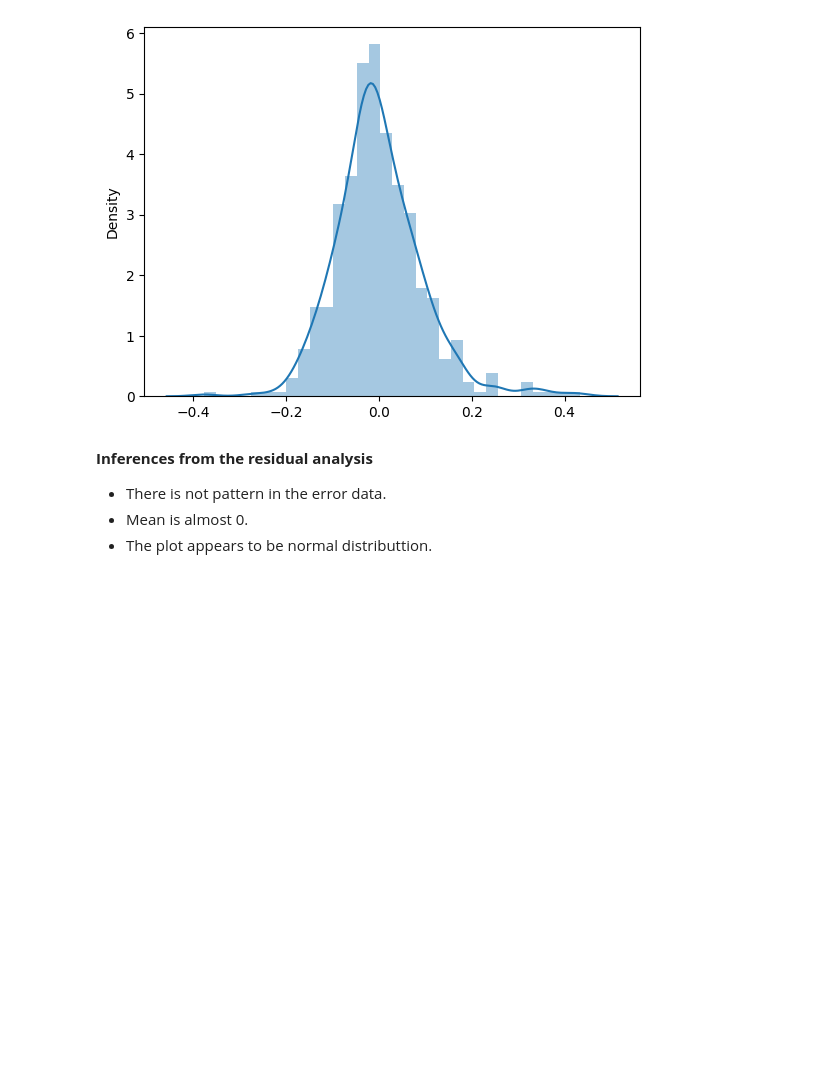
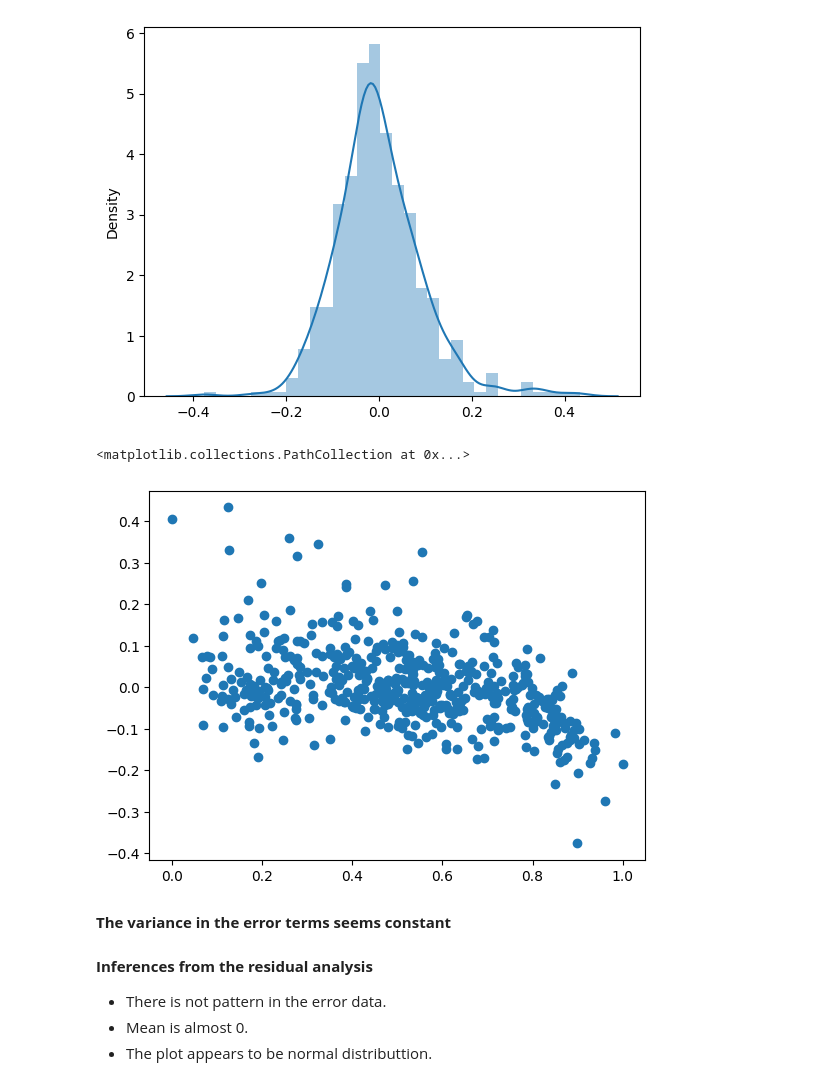
Before and after one commit to jaisharma06/BikeSharingAssignment, a Jupyter notebook: bike_sharing.ipynb, the cells around one changed output. Saved outputs shown, nothing was run; the diff lists cells and outputs as text; code cells hidden in the pictures; blank space fills up the shorter version.

```diff
--- a/bike_sharing.ipynb
+++ b/bike_sharing.ipynb
@@ -797,6 +797,13 @@ sns.distplot(res)
 plt.show()
 # %% [output]
 [figure]
+# %%
+plt.scatter(x = y_boom_bikes_train, y = res)
+# %% [output]
+<matplotlib.collections.PathCollection at 0x...>
+[figure, added]
+# %% [markdown]
+**The variance in the error terms seems constant**
 # %% [markdown]
 **Inferences from the residual analysis**
 - There is not pattern in the error data.
```
Also changed, not shown: parts of 7 cells of this notebook, 2 other files.
